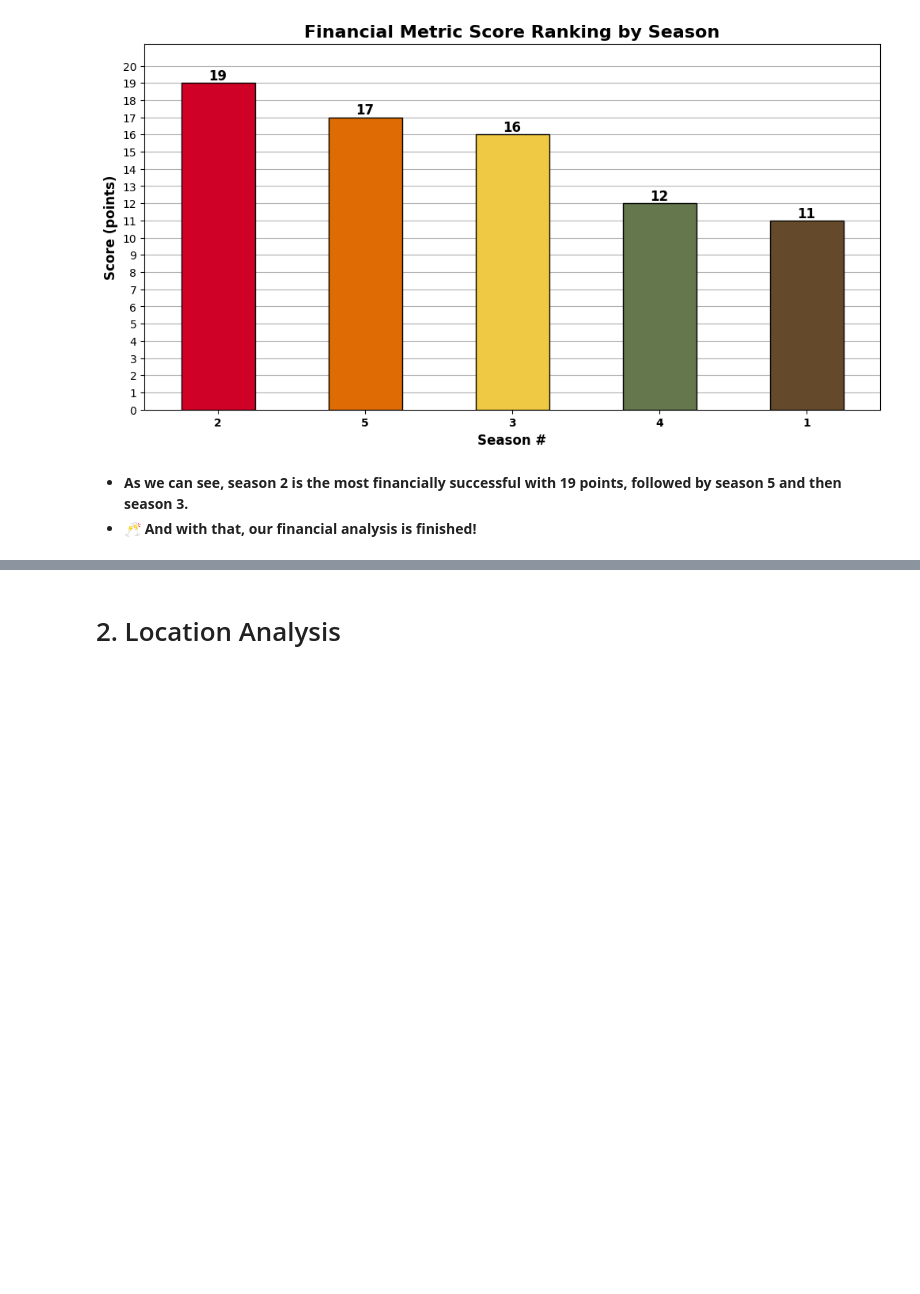
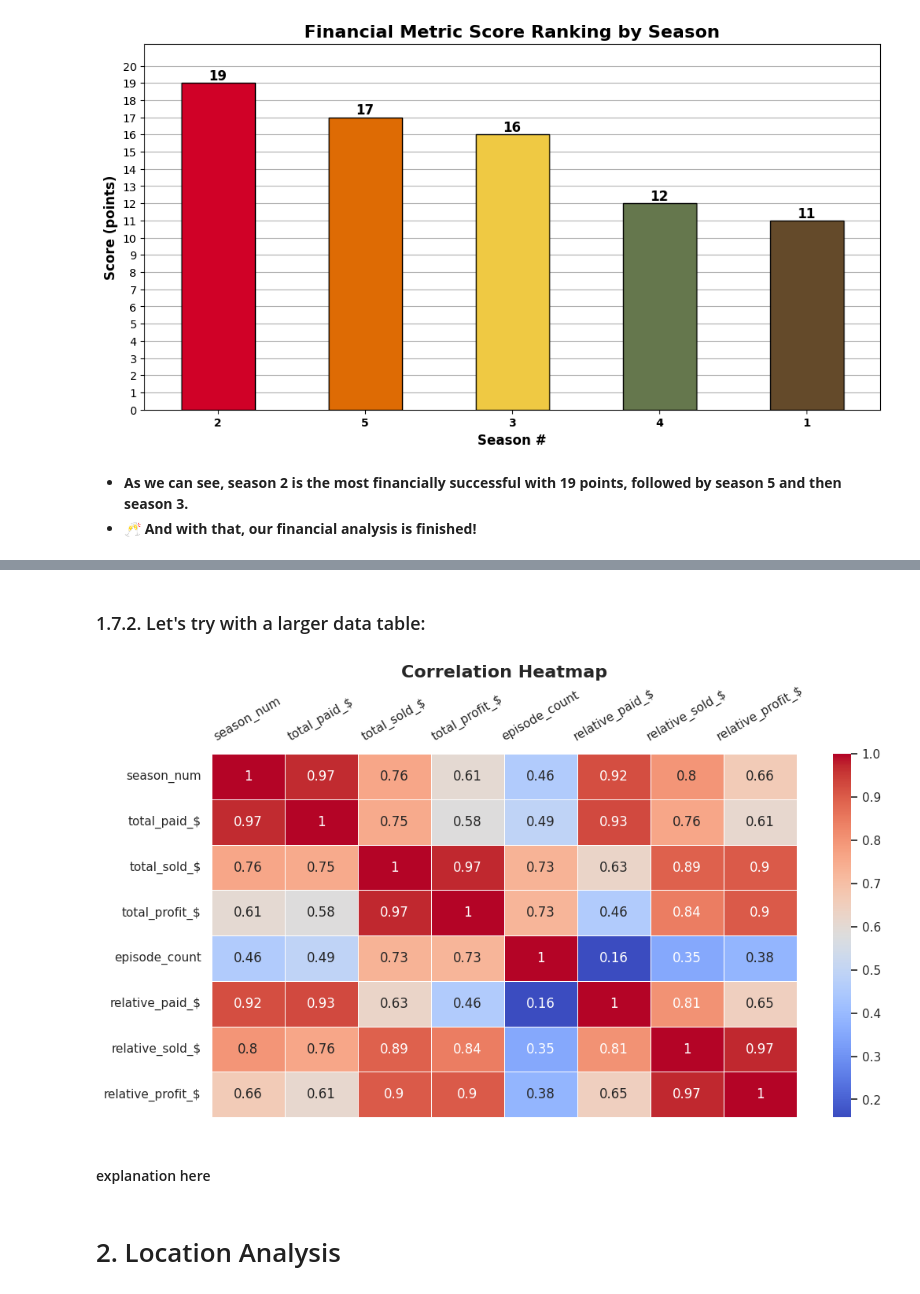
Before and after one commit to Joshua-Higgins-jp/Auction_Hunters_EDA, a Jupyter notebook: auction_hunters_eda.ipynb, the cells around one changed output, grey strips where cells are left out. Cells and saved outputs as stored; diff of their text form; code cells hidden in the pictures; blank space fills up the shorter version.

```diff
--- a/auction_hunters_eda.ipynb
+++ b/auction_hunters_eda.ipynb
@@ -1559,2 +1574,22 @@ plt.show()
+# %% [markdown]
+### 1.7.2. Let's try with a larger data table:
+# %%
+corr_matrix = df_relative_seasons.corr()
+sns.set(style="white")  # Set the style of the heatmap
+
+plt.figure(figsize=(12, 6))  # Set the size of the plot
+heatmap = sns.heatmap(corr_matrix, annot=True, cmap="coolwarm", cbar=True, linewidths=.5)
+heatmap.tick_params(right=False, top=False, labelright=False, labeltop=True, labelbottom=False, rotation=30)
+
+# Rotate y-axis labels
+for tick in heatmap.yaxis.get_major_ticks():
+    tick.label.set_rotation(0)
+
+plt.title("Correlation Heatmap", fontweight='bold', fontsize=16)
+plt.show()
+# %% [output]
+[figure, added]
+# %% [markdown]
+#### explanation here
 # %% [markdown]
 # 2. Location Analysis
```
Also changed, not shown: parts of 14 cells of this notebook.
